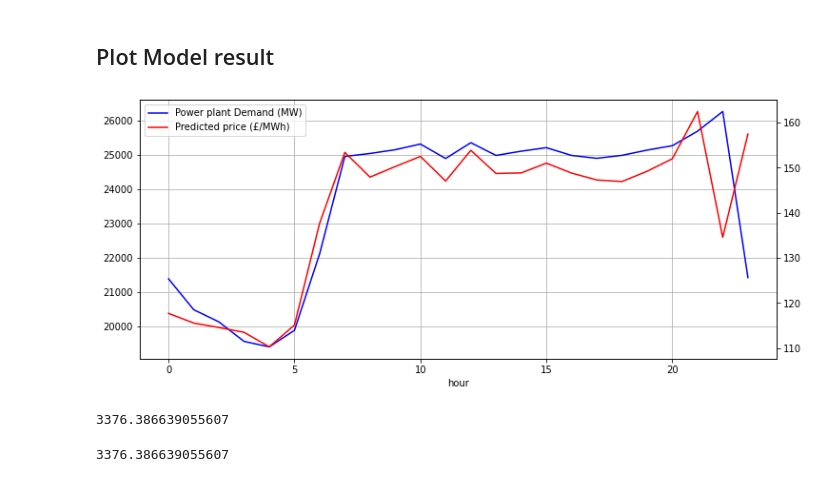
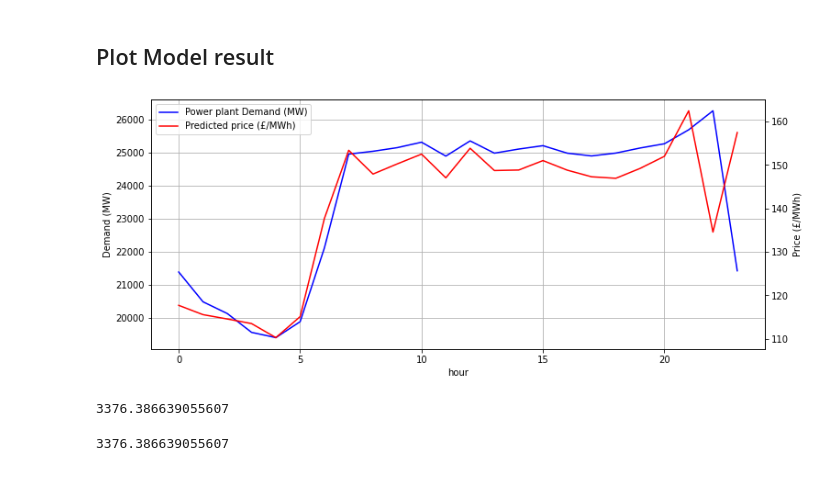
Before and after one commit to o-gent/uk-grid-analysis, a Jupyter notebook: model.ipynb, the cells around one changed output. Saved outputs shown, nothing was run; the diff lists cells and outputs as text; code cells hidden in the pictures.

Commit message:
add axis labels for model result plot

```diff
--- a/model.ipynb
+++ b/model.ipynb
@@ -74,7 +74,7 @@ plt.scatter(dff["Demand (MW)"], dff["price"])
 # %%
 import numpy as np
 
-order = 1
+order = 2
 
 z = np.polyfit(df["Demand (MW)"], df["price"], order)
 
@@ -366,19 +366,21 @@ dfc = model4(dfc)
 # %%
 dfc["price_prediction_2d"] = dfc.apply(price_prediction_2d_df, axis=1)
 
 plt.figure(figsize=(12,5))
 
 ax1 = dfc["Demand (MW)"].plot(color='blue', grid=True, label='Power plant Demand (MW)')
+plt.ylabel("Demand (MW)")
 ax2 = dfc["price_prediction_2d"].plot(color='red', grid=True, secondary_y=True, label='Predicted price (£/MWh)')
+plt.ylabel("Price (£/MWh)")
 h1, l1 = ax1.get_legend_handles_labels()
 h2, l2 = ax2.get_legend_handles_labels()
 plt.legend(h1+h2, l1+l2, loc=2)
 plt.savefig("assets/model_output.png", facecolor='w', bbox_inches='tight')
 plt.show()
 
 print(dfc["price_prediction_2d"].sum())
 # %% [output]
-[figure, old version]
+[figure, new version]
 3376.386639055607
 # %%
 dfc["price_prediction_2d"] = dfc.apply(price_prediction_2d_df, axis=1)
```
Also changed, not shown: parts of 1 cell of this notebook, 1 other file.
